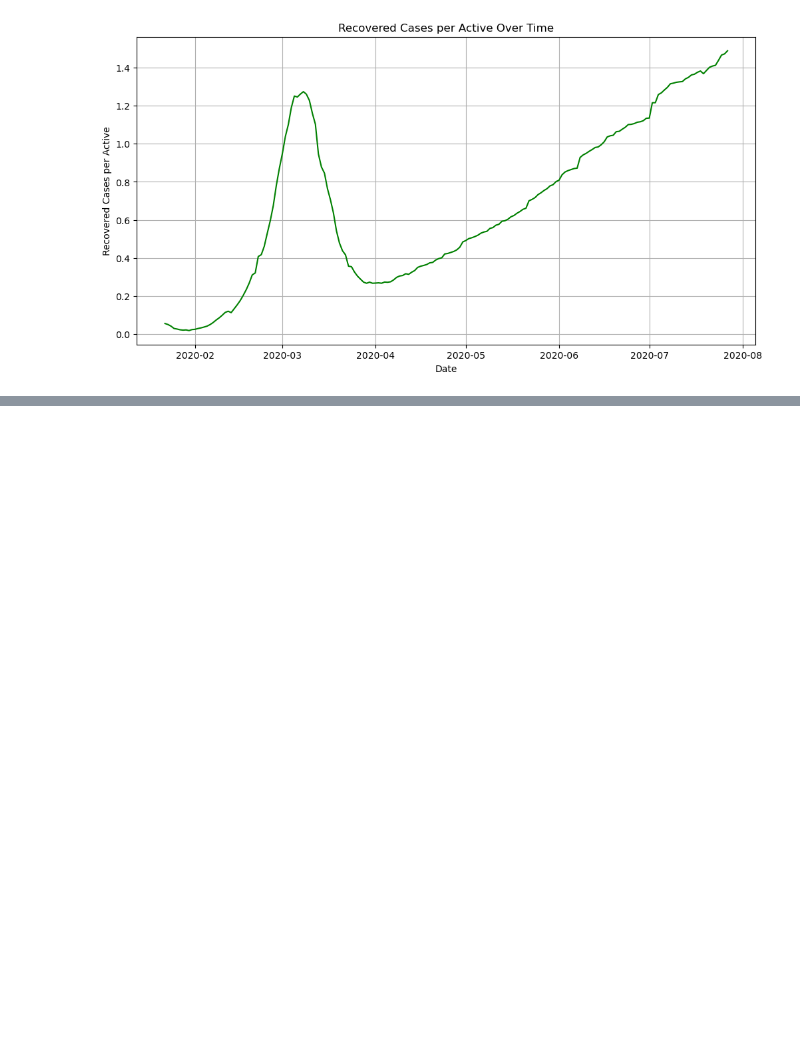
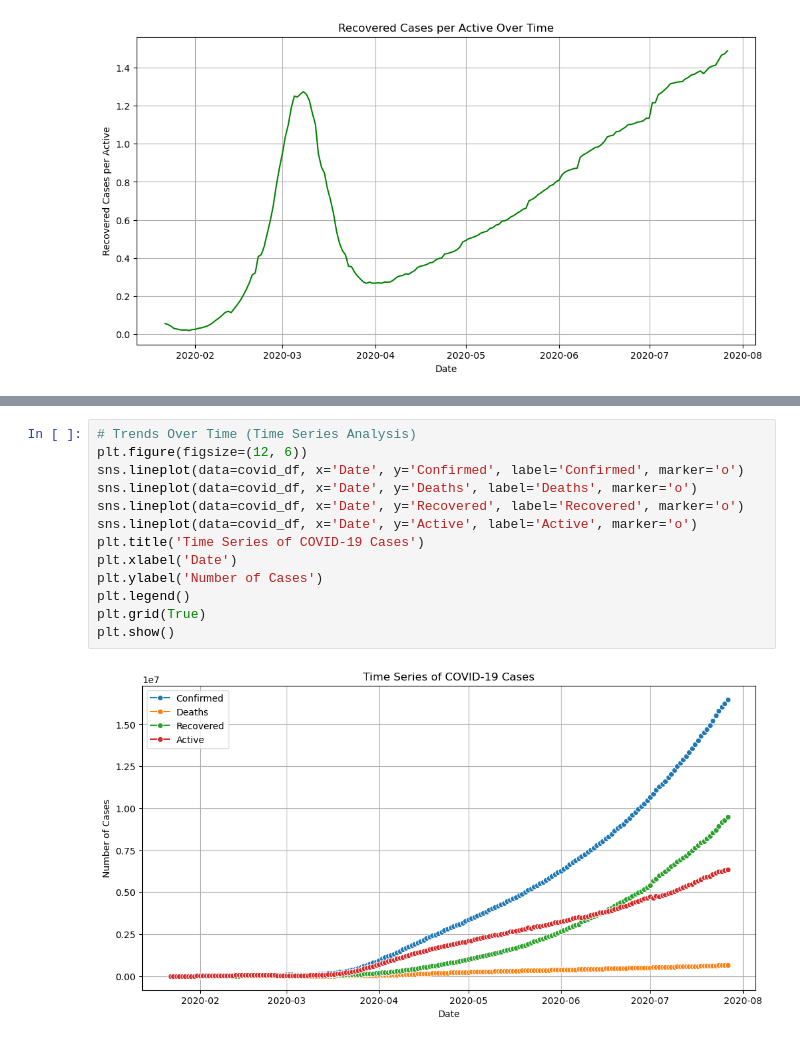
Before and after one commit to CJSuarez129/final_project, a Jupyter notebook: Machine_Learning_COVID.ipynb, the cells around one changed output, grey strips where cells are left out. Drawn from its saved outputs; the diff is of its cells as text; blank space fills up the shorter version.

```diff
--- a/Machine_Learning_COVID.ipynb
+++ b/Machine_Learning_COVID.ipynb
@@ -442,0 +454,15 @@ plt.show()
+# %%
+# Trends Over Time (Time Series Analysis)
+plt.figure(figsize=(12, 6))
+sns.lineplot(data=covid_df, x='Date', y='Confirmed', label='Confirmed', marker='o')
+sns.lineplot(data=covid_df, x='Date', y='Deaths', label='Deaths', marker='o')
+sns.lineplot(data=covid_df, x='Date', y='Recovered', label='Recovered', marker='o')
+sns.lineplot(data=covid_df, x='Date', y='Active', label='Active', marker='o')
+plt.title('Time Series of COVID-19 Cases')
+plt.xlabel('Date')
+plt.ylabel('Number of Cases')
+plt.legend()
+plt.grid(True)
+plt.show()
+# %% [output]
+[figure, added]
```
Also changed, not shown: parts of 4 cells of this notebook.
